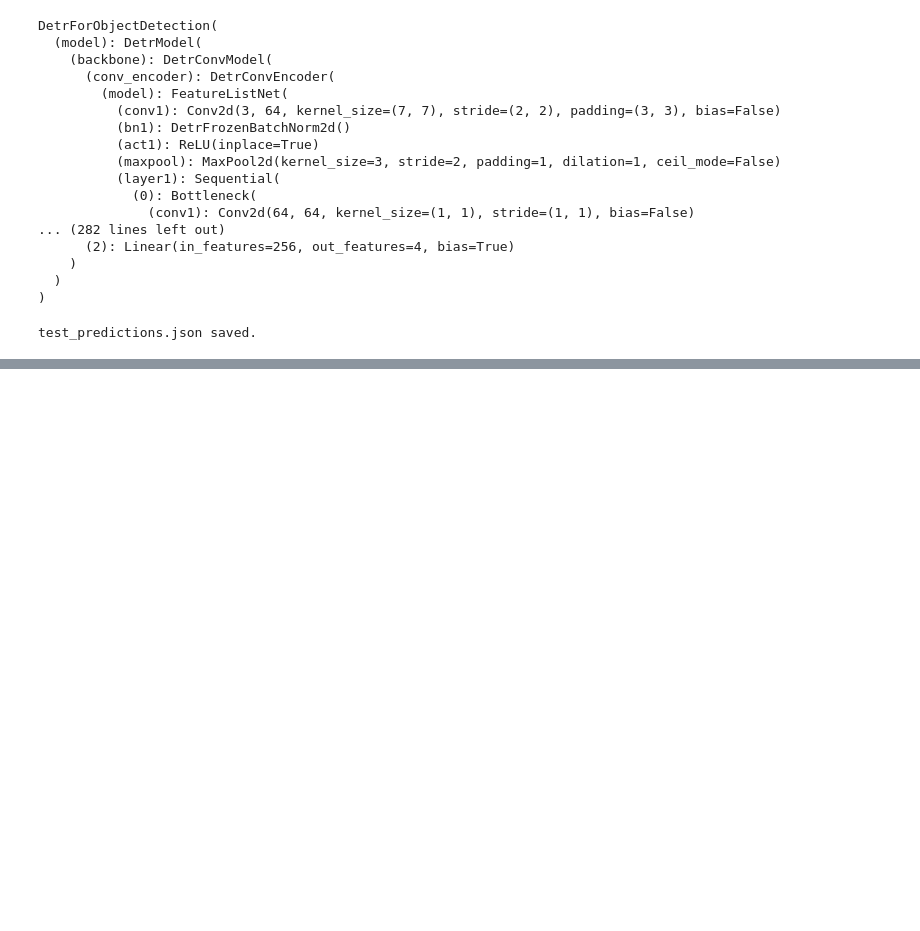
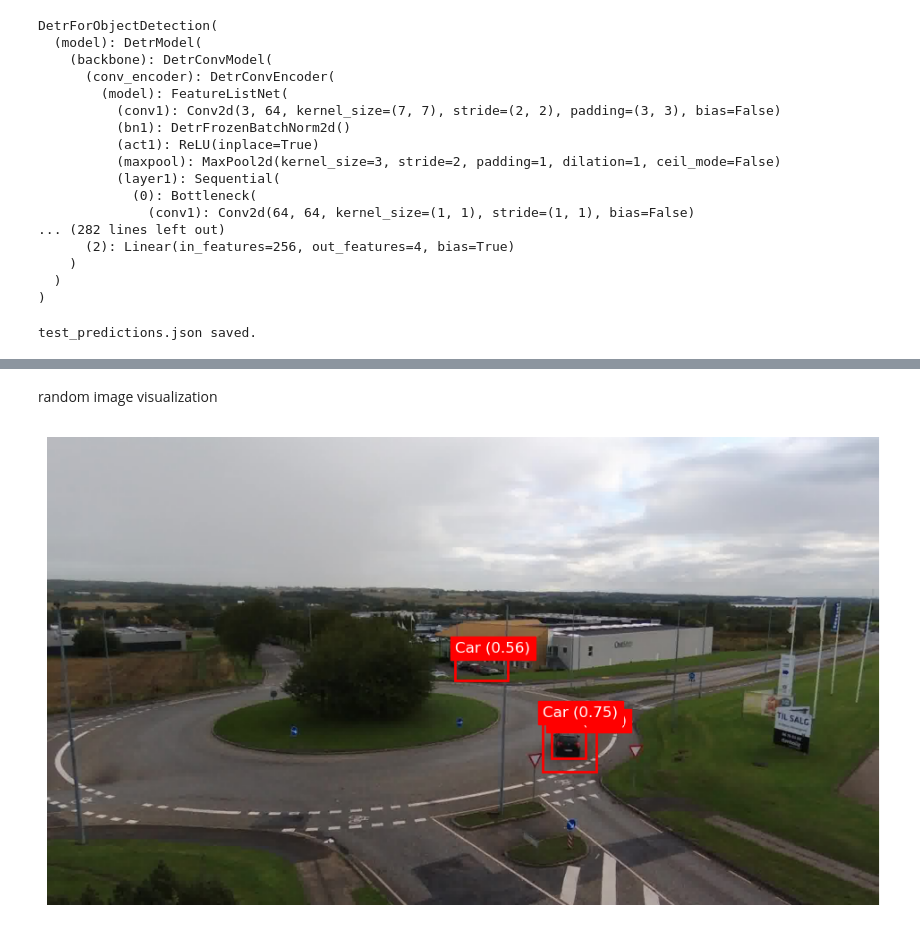
Before and after one commit to delfin-b/725-A2, a Jupyter notebook: eval.ipynb, the cells around one changed output, grey strips where cells are left out. Drawn from its saved outputs; the diff is of its cells as text; code cells hidden in the pictures; blank space fills up the shorter version.

```diff
--- a/eval.ipynb
+++ b/eval.ipynb
@@ -222,0 +276,14 @@ test_predictions.json saved.
+# %% [markdown]
+random image visualization
+# %%
+random_image_id = random.choice(list(test_results_dict.keys()))
+visualize_predictions(
+    image_dir="auair2019/images",
+    image_id=random_image_id,
+    results_dict=test_results_dict,
+    category_mapping=test_dataset.categories,
+    dataset=test_dataset,
+    threshold=0.5
+)
+# %% [output]
+[figure, added]
```
Also changed, not shown: parts of 5 cells of this notebook.
